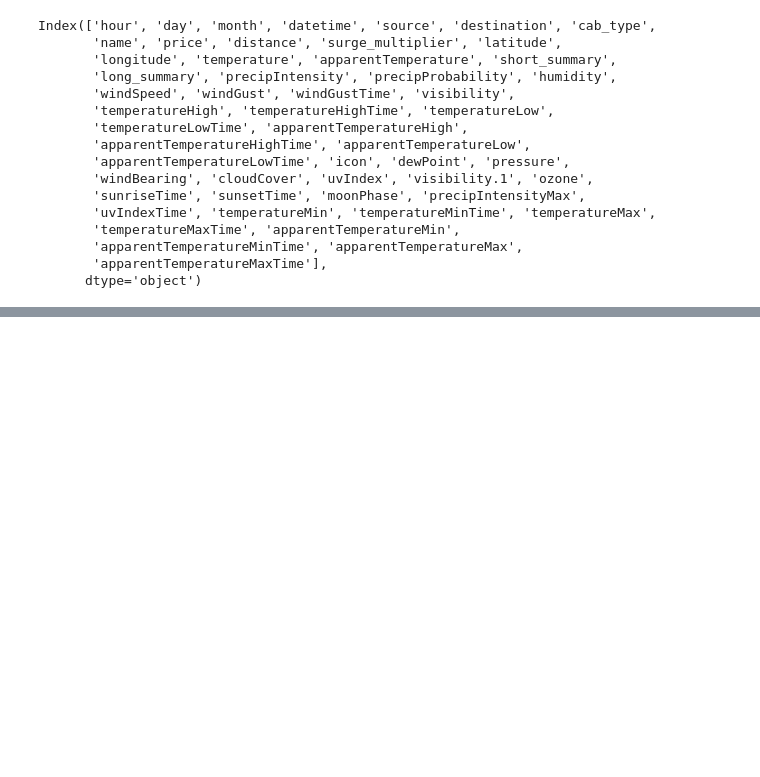
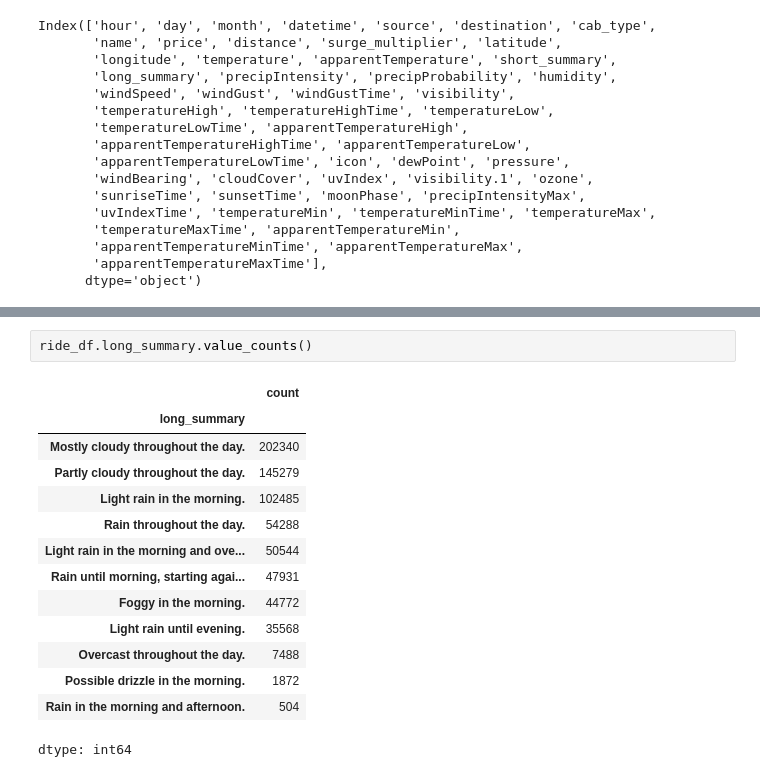
Before and after one commit to Abbasi06/Boston-Ride-Price-Prediction-A-Multiple-Linear-Regression-Model-for-Uber-and-Lyft, a Jupyter notebook: Multiple_Linear_Regression_Lyft_and_Uber.ipynb, the cells around one changed output, grey strips where cells are left out. Cells and saved outputs as stored; diff of their text form; blank space fills up the shorter version.

```diff
--- a/Multiple_Linear_Regression_Lyft_and_Uber.ipynb
+++ b/Multiple_Linear_Regression_Lyft_and_Uber.ipynb
@@ -165,0 +237,17 @@ Index(['hour', 'day', 'month', 'datetime', 'source', 'destination', 'cab_type',
+# %%
+ride_df.long_summary.value_counts()
+# %% [output]
+|  | count |
+| long_summary |  |
+| Mostly cloudy throughout the day. | 202340 |
+| Partly cloudy throughout the day. | 145279 |
+| Light rain in the morning. | 102485 |
+| Rain throughout the day. | 54288 |
+| Light rain in the morning and ove... | 50544 |
+| Rain until morning, starting agai... | 47931 |
+| Foggy in the morning. | 44772 |
+| Light rain until evening. | 35568 |
+| Overcast throughout the day. | 7488 |
+| Possible drizzle in the morning. | 1872 |
+| Rain in the morning and afternoon. | 504 |
+dtype: int64
```
Also changed, not shown: parts of 15 cells of this notebook.
